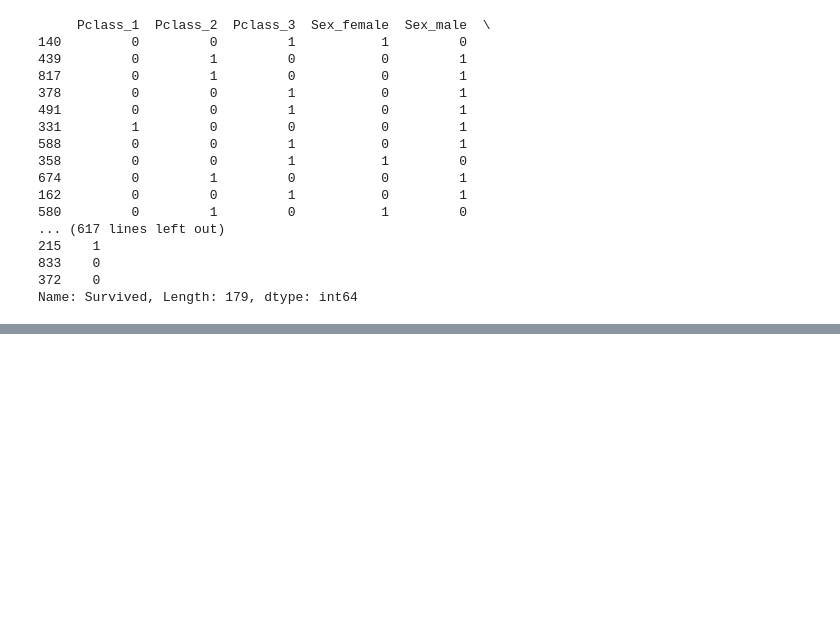
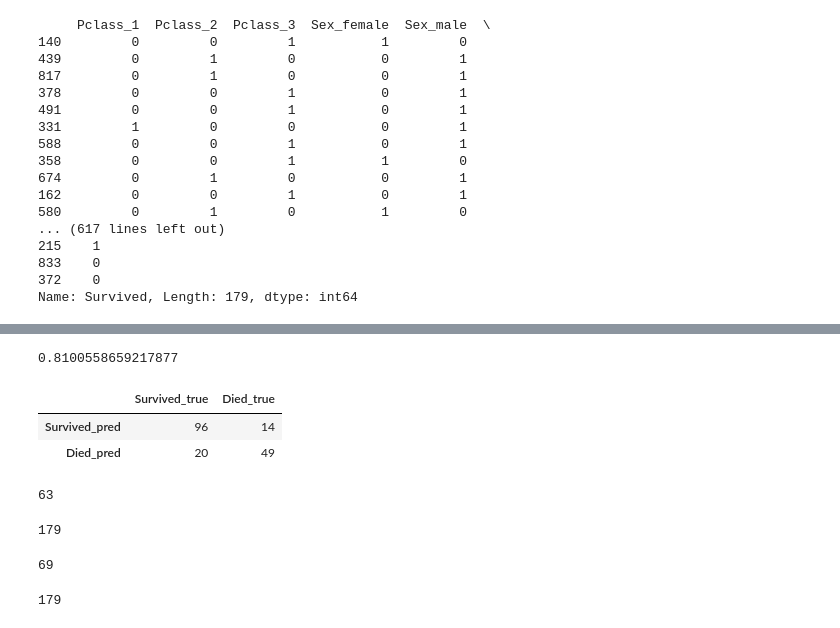
Before and after one commit to ElenaKutanov/60daysofudacity, a Jupyter notebook: Kaggle Titanic Supervised Learning Tutorial.ipynb, the cells around one changed output, grey strips where cells are left out. Saved outputs shown, nothing was run; the diff lists cells and outputs as text; code cells hidden in the pictures; blank space fills up the shorter version.

```diff
--- a/Kaggle Titanic Supervised Learning Tutorial.ipynb
+++ b/Kaggle Titanic Supervised Learning Tutorial.ipynb
@@ -162,0 +165,5 @@ Name: Survived, Length: 179, dtype: int64
+# %%
+lr = LogisticRegression()
+lr.fit(train_X, train_y)
+predictions = lr.predict(test_X)
+predictions
@@ -162,0 +183,25 @@ Name: Survived, Length: 179, dtype: int64
+# %%
+accuracy
+# %% [output]
+0.8100558659217877
+# %%
+from sklearn.metrics import confusion_matrix
+
+conf_matrix = confusion_matrix(test_y, predictions)
+pd.DataFrame(conf_matrix, columns=['Survived_true', 'Died_true'], index=[['Survived_pred', 'Died_pred']])
+# %% [output]
+|  | Survived_true | Died_true |
+| Survived_pred | 96 | 14 |
+| Died_pred | 20 | 49 |
+# %%
+print(predictions.sum())
+len(predictions)
+# %% [output]
+63
+179
+# %%
+print(test_y.sum())
+len(test_y)
+# %% [output]
+69
+179
```
Also changed, not shown: parts of 6 cells of this notebook.
